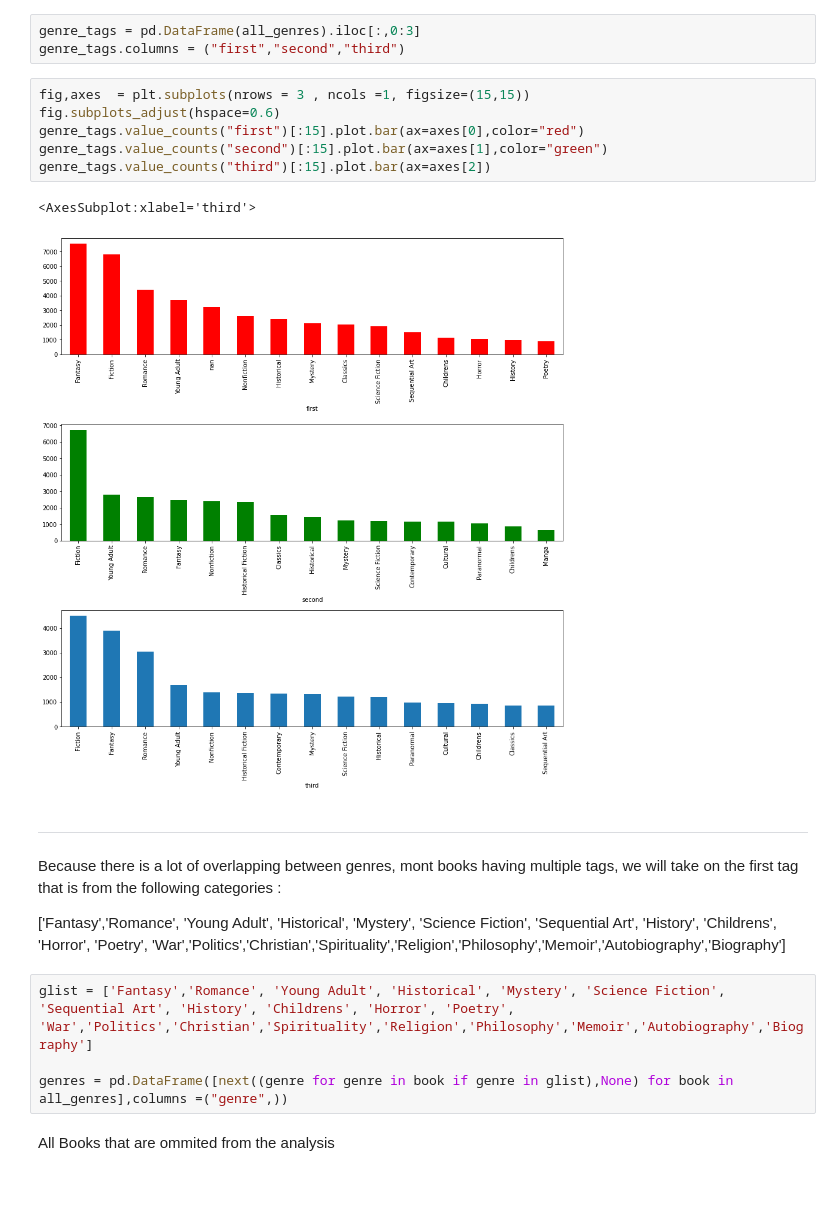
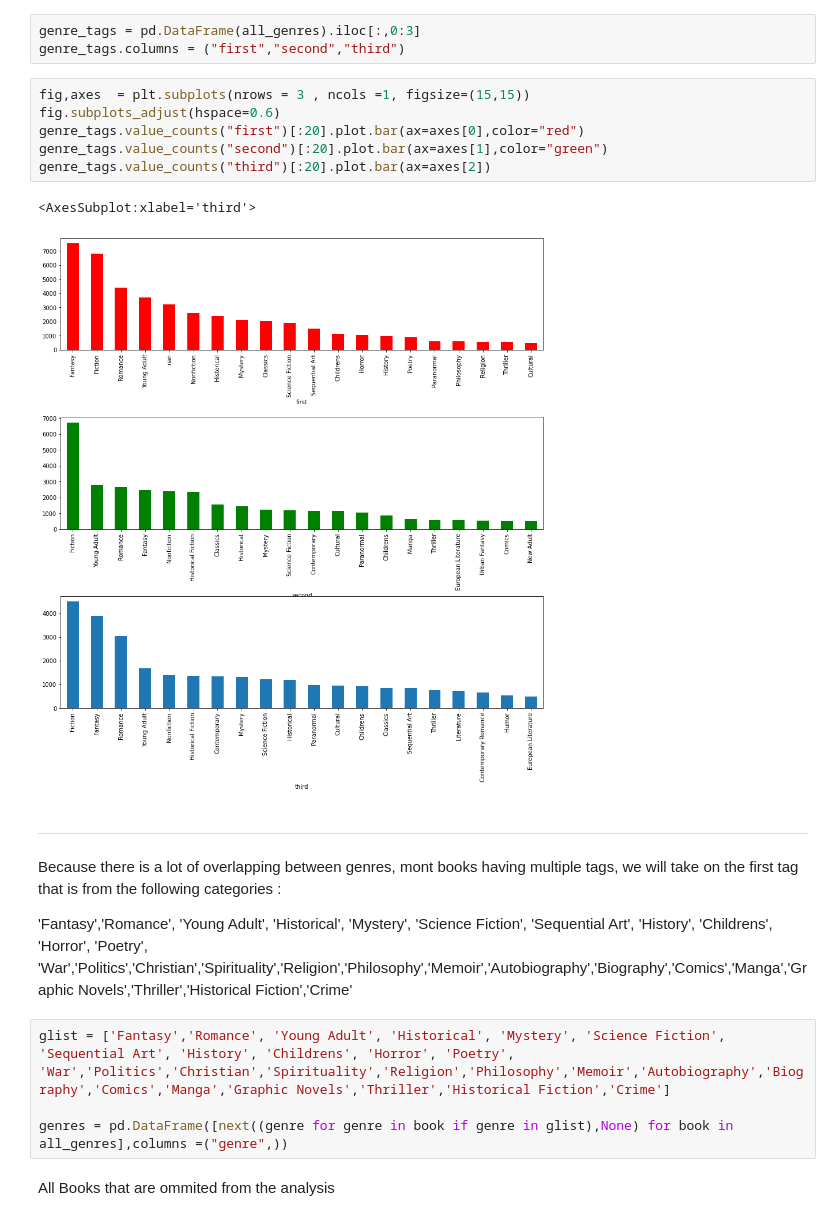
Before and after one commit to A-Istrate/80629_Project, a Jupyter notebook: ML80629_Data_preparation.ipynb, the cells around one changed output. Drawn from its saved outputs; the diff is of its cells as text; blank space fills up the shorter version.

```diff
--- a/ML80629_Data_preparation.ipynb
+++ b/ML80629_Data_preparation.ipynb
@@ -79,19 +96,19 @@ genre_tags.columns = ("first","second","third")
 # %%
 fig,axes  = plt.subplots(nrows = 3 , ncols =1, figsize=(15,15))
 fig.subplots_adjust(hspace=0.6)
-genre_tags.value_counts("first")[:15].plot.bar(ax=axes[0],color="red")
-genre_tags.value_counts("second")[:15].plot.bar(ax=axes[1],color="green")
-genre_tags.value_counts("third")[:15].plot.bar(ax=axes[2])
+genre_tags.value_counts("first")[:20].plot.bar(ax=axes[0],color="red")
+genre_tags.value_counts("second")[:20].plot.bar(ax=axes[1],color="green")
+genre_tags.value_counts("third")[:20].plot.bar(ax=axes[2])
 # %% [output]
 <AxesSubplot:xlabel='third'>
-[figure, old version]
+[figure, new version]
 # %% [markdown]
 ---------------------
 Because there is a lot of overlapping between genres, mont books having multiple tags, we will take on the first tag that is from  the following categories :
 
-['Fantasy','Romance', 'Young Adult', 'Historical', 'Mystery', 'Science Fiction', 'Sequential Art', 'History', 'Childrens', 'Horror', 'Poetry', 'War','Politics','Christian','Spirituality','Religion','Philosophy','Memoir','Autobiography','Biography']
+'Fantasy','Romance', 'Young Adult', 'Historical', 'Mystery', 'Science Fiction', 'Sequential Art', 'History', 'Childrens', 'Horror', 'Poetry', 'War','Politics','Christian','Spirituality','Religion','Philosophy','Memoir','Autobiography','Biography','Comics','Manga','Graphic Novels','Thriller','Historical Fiction','Crime'
 # %%
-glist = ['Fantasy','Romance', 'Young Adult', 'Historical', 'Mystery', 'Science Fiction', 'Sequential Art', 'History', 'Childrens', 'Horror', 'Poetry', 'War','Politics','Christian','Spirituality','Religion','Philosophy','Memoir','Autobiography','Biography']
+glist = ['Fantasy','Romance', 'Young Adult', 'Historical', 'Mystery', 'Science Fiction', 'Sequential Art', 'History', 'Childrens', 'Horror', 'Poetry', 'War','Politics','Christian','Spirituality','Religion','Philosophy','Memoir','Autobiography','Biography','Comics','Manga','Graphic Novels','Thriller','Historical Fiction','Crime']
 
 genres = pd.DataFrame([next((genre for genre in book if genre in glist),None) for book in all_genres],columns =("genre",))
 # %% [markdown]
```
Also changed, not shown: parts of 10 cells of this notebook, 2 other files.
